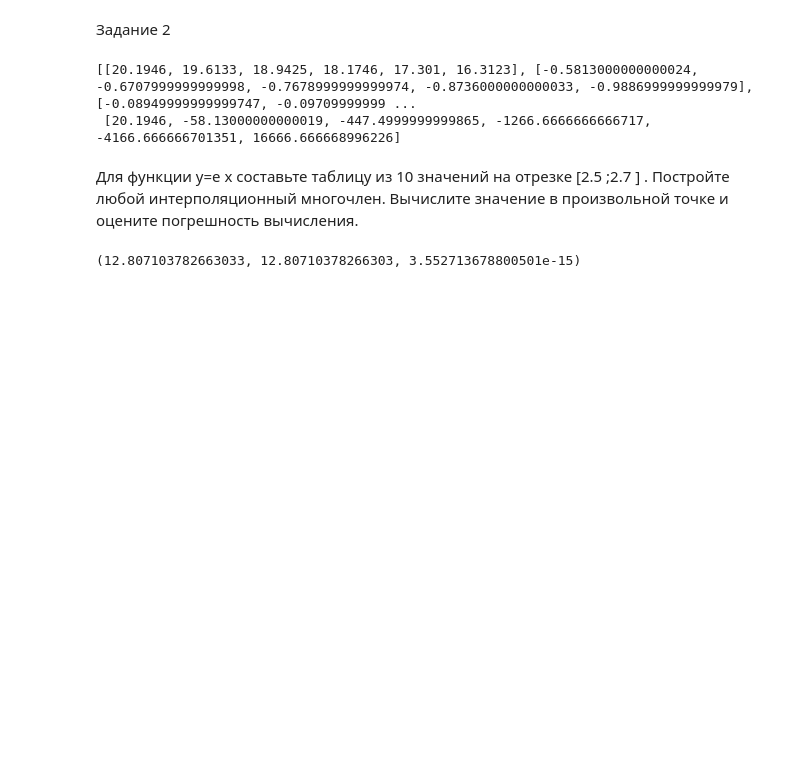
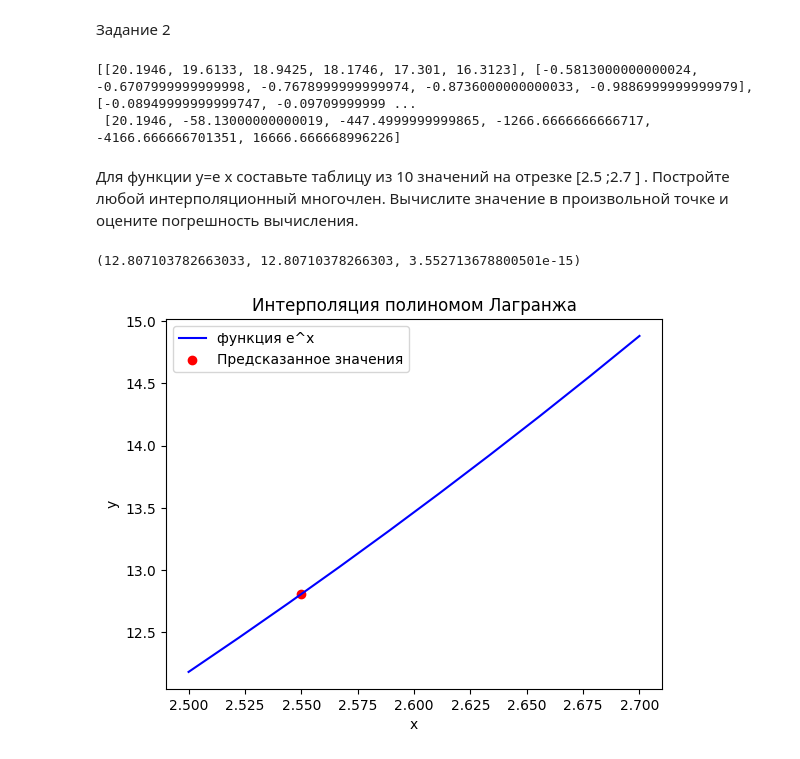
Before and after one commit to Mishachuu/matan, a Jupyter notebook: lab3.ipynb, the cells around one changed output. Saved outputs shown, nothing was run; the diff lists cells and outputs as text; code cells hidden in the pictures; blank space fills up the shorter version.

```diff
--- a/lab3.ipynb
+++ b/lab3.ipynb
@@ -89,32 +90,45 @@ x
 def f(x):
     return np.exp(x)
 
 x_values = np.linspace(2.5, 2.7, 10)
 y_values = f(x_values)
 def lagrange_polynomial(x, x_points, y_points):
     total = 0
     n = len(x_points)
     for i in range(n):
         xi, yi = x_points[i], y_points[i]
         def g(i, x):
             xi = x_points[i]
             product = 1
             for j in range(n):
                 if i != j:
                     product *= (x - x_points[j]) / (xi - x_points[j])
             return product
         total += yi * g(i, x)
     return total
 
 X = 2.55
 estimated_value = lagrange_polynomial(X, x_values, y_values)
 
 
-X_ = f(X)
+Y = f(X)
 
 # Оценка погрешности вычисления
 delta = np.abs(estimated_value - X_)
 
-estimated_value, X_, delta
+
+
+
+plt.plot(x_values, y_values, label='функция e^x', color='blue')
+plt.scatter(X, estimated_value, label='Предсказанное значения', color='red')
+plt.scatter(X,Y,label='Реальное значения', color='green')
+plt.xlabel('x')
+plt.ylabel('y')
+plt.legend()
+plt.title('Интерполяция полиномом Лагранжа')
+
+
+estimated_value, Y, delta
 # %% [output]
 (12.807103782663033, 12.80710378266303, 3.552713678800501e-15)
+[figure, added]
```
Also changed, not shown: parts of 1 cell of this notebook.
